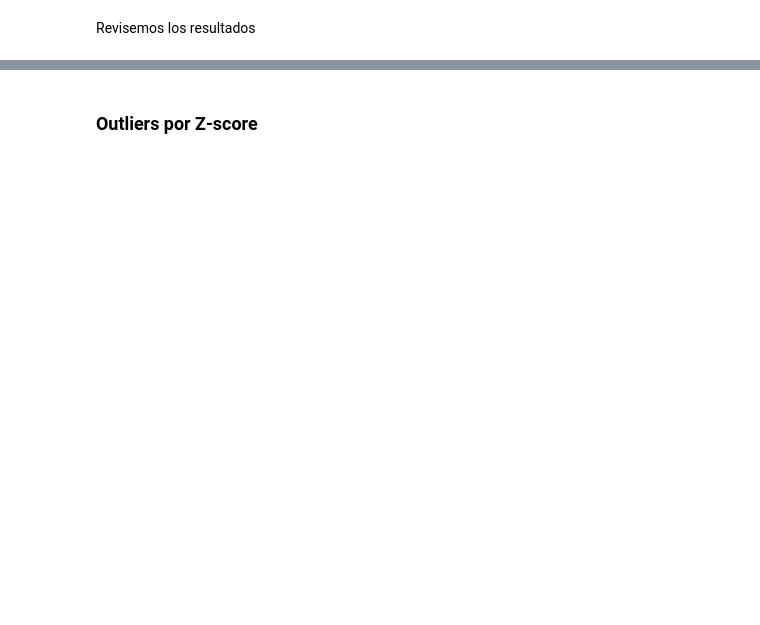
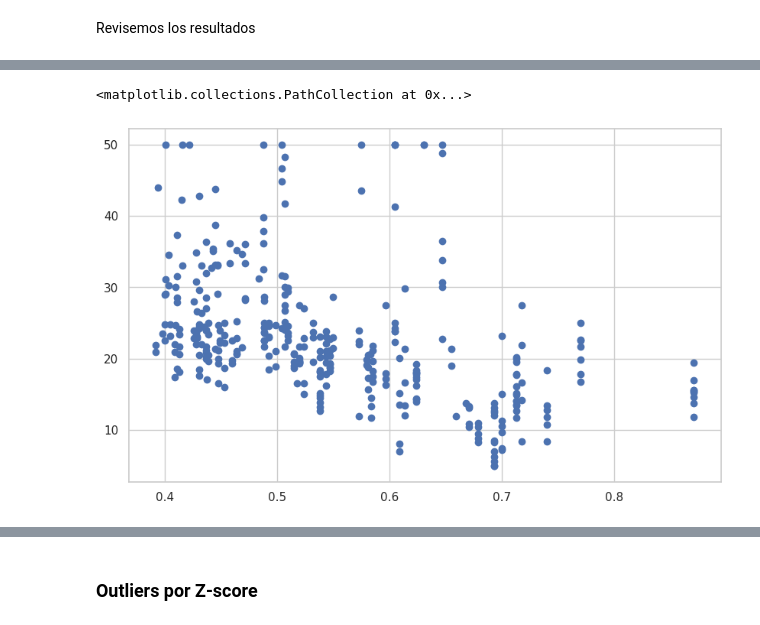
Before and after one commit to JCaballerot/Machine-Learning-Program, a Jupyter notebook: Supervised_models/Linear_regression/Lab_Boston_Housing_v2.ipynb, the cells around one changed output, grey strips where cells are left out. Cells and saved outputs as stored; diff of their text form; code cells hidden in the pictures; blank space fills up the shorter version.

```diff
--- a/Supervised_models/Linear_regression/Lab_Boston_Housing_v2.ipynb
+++ b/Supervised_models/Linear_regression/Lab_Boston_Housing_v2.ipynb
@@ -418,0 +412,5 @@ sns.displot(X_train, x = "CRIM_tric", kind="kde", fill=True)
+# %%
+plt.scatter(train.NOX, train.MEDV)
+# %% [output]
+<matplotlib.collections.PathCollection at 0x...>
+[figure, added]
```
Also changed, not shown: parts of 13 cells of this notebook.
